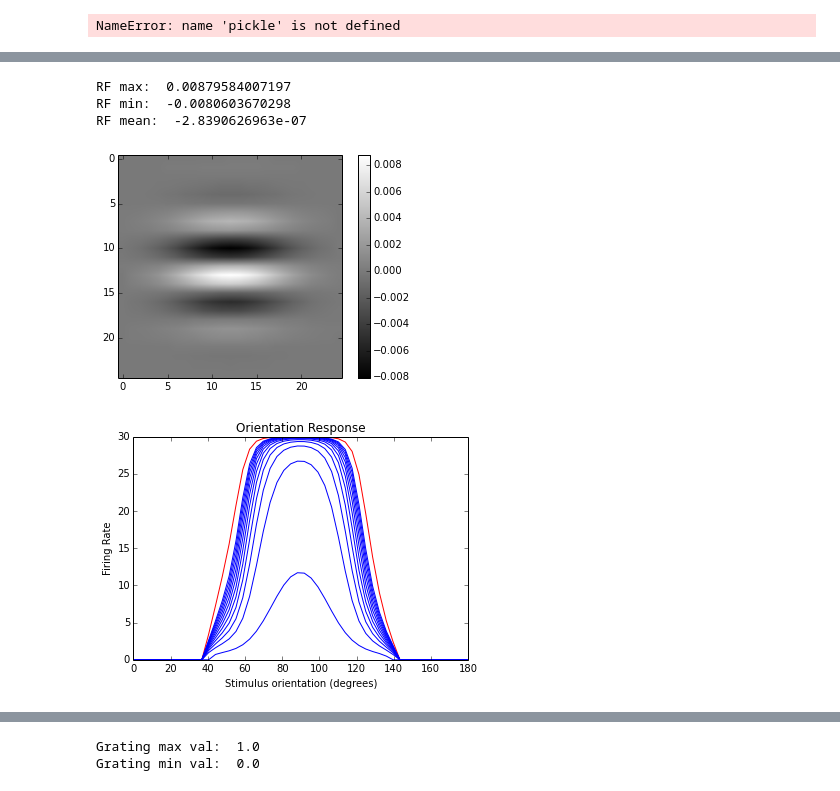
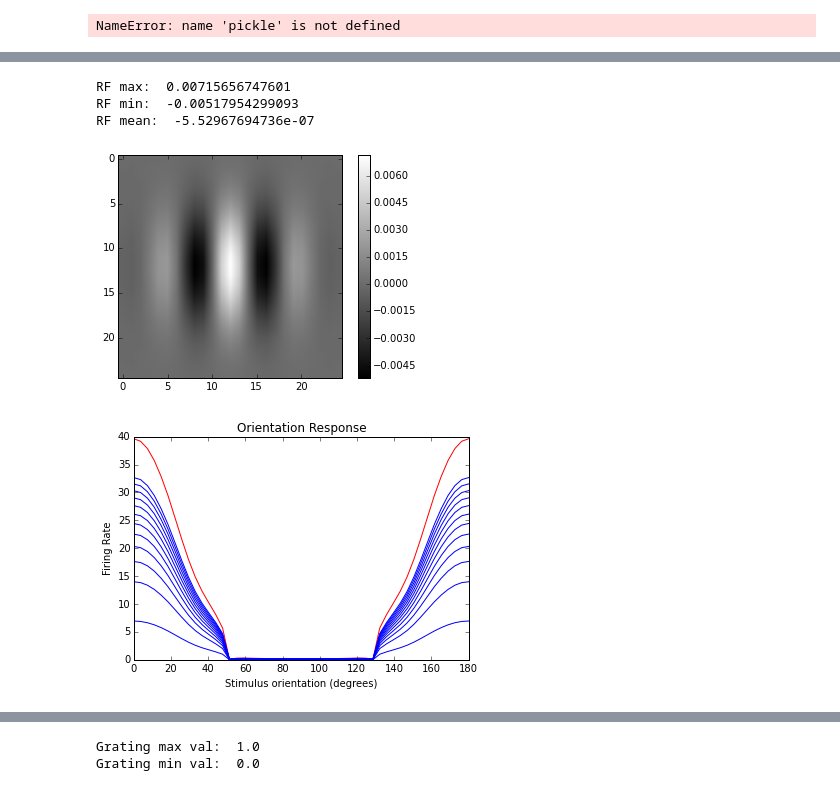
Before and after one commit to benselby/v1_modelling, a Jupyter notebook: mechanistic/rf_layer.ipynb, the cells around one changed output, grey strips where cells are left out. Saved outputs shown, nothing was run; the diff lists cells and outputs as text; code cells hidden in the pictures.

```diff
--- a/mechanistic/rf_layer.ipynb
+++ b/mechanistic/rf_layer.ipynb
@@ -356,7 +404,7 @@ class rf_layer:
                     count = count+1
                 else:
                     if phase_invariant==True:
-                        layer_response[j,i] = self.layer_units[j][i].get_phase_invariant_response(img_segment)
+                        layer_response[j,i] = self.layer_units[j][i].get_QP_response_rate(img_segment)
                     else:
                         layer_response[j,i] = self.layer_units[j][i].get_unit_response_rate(img_segment)
 #         print "Skipped %d neurons." % count
@@ -380,7 +428,7 @@ class rf_layer:
             self.layer_units[yi][xi].show_RF()
 
         if phase_invariant==True:
-            response = self.layer_units[yi][xi].get_phase_invariant_response(img_segment)
+            response = self.layer_units[yi][xi].get_QP_response_rate(img_segment)
         else:
             response = self.layer_units[yi][xi].get_unit_response_rate(img_segment)
 
@@ -388,7 +454,7 @@ class rf_layer:
 # %%
 # load OP map from Bryan's extracted Kaschube map
 data = scipy.io.loadmat('orientation-map.mat')
-OP_map = data['map']
+OP_map = np.floor(data['map'])
 plt.imshow(OP_map)
 plt.colorbar()
 plt.title('Orientation Preferences')
@@ -412,15 +468,24 @@ print np.where( np.floor(OP_map) == 0)
 # %%
+# sample = RF_layer.get_unit(55,28)
+# sample = RF_layer.get_unit(12,2)
+sample = RF_layer.get_unit(9,2)
+# sample = RF_layer.get_unit(11,0)
+
+print "Sample orientation preference: ", sample.ori_pref_deg
+
 con_rng = np.linspace(0.01, 0.6, 12)
 con_bank = np.zeros((len(con_rng), 25, 25))
-grating = generate_static_grating(np.pi/2, 1, 4, 25, norm=True)
+grating = generate_static_grating(2*np.pi - sample.ori_pref_deg*np.pi/180, 1, 4, 25, norm=True)
+plt.figure()
+plt.imshow(grating)
+
 for i in range(len(con_rng)):
     con_bank[i,:,:] = con_rng[i]*grating
 
 con_rsp = np.zeros(len(con_rng))
 unsat_rsp = np.zeros(len(con_rng))
-sample = RF_layer.get_unit(55,28)
-# sample = RF_layer.get_unit(9,2)
-print "Sample orientation preference: ", sample.ori_pref_deg
+
+
 for i in range(len(con_rsp)):
     con_rsp[i] = sample.get_unit_response_rate(con_bank[i,:,:], saturation=True)
     unsat_rsp[i] = sample.get_unit_response_rate(con_bank[i,:,:], saturation=False)
@@ -438,34 +504,45 @@ Sample orientation preference:  90.3396226415
 # %%
 ori_rng = np.linspace(0, np.pi, 50)
 ori_bank = generate_grating_bank(ori_rng, 1, 4, 25, norm=True)
 
 ori_con_rsp = np.zeros((len(ori_rng), len(con_rng)+1))
 
 sample.show_RF()
+
+# plt.figure()
+# plt.imshow(sample.quad_RF-sample.RF, cmap='gray')
+# plt.colorbar()
+
 print "RF max: ", np.max(sample.RF)
 print "RF min: ", np.min(sample.RF)
 print "RF mean: ", np.mean(sample.RF)
 
+# print "Q max: ", np.max(sample.quad_RF)
+# print "Q min: ", np.min(sample.quad_RF)
+# print "Q mean: ", np.mean(sample.quad_RF)
+
 for i in range(len(ori_rng)):
     stim = ori_bank[i,:,:]
-    ori_con_rsp[i,-1] = sample.get_unit_response_rate(stim, saturation=True)
+#     ori_con_rsp[i,-1] = sample.get_unit_response_rate(stim, saturation=True)
+    ori_con_rsp[i,-1] = sample.get_QP_response_rate(stim, saturation=True)
     for j in range(len(con_rng)):
-        ori_con_rsp[i,j] = sample.get_unit_response_rate(con_rng[j]*stim, saturation=True)
+#         ori_con_rsp[i,j] = sample.get_unit_response_rate(con_rng[j]*stim, saturation=True)
+        ori_con_rsp[i,j] = sample.get_QP_response_rate(con_rng[j]*stim, saturation=True)
 
 plt.figure()
 plt.plot(ori_rng*180/np.pi, ori_con_rsp[:,-1], 'r')
 plt.title('Orientation Response')
 plt.xlabel('Stimulus orientation (degrees)')
 plt.ylabel('Firing Rate')
 for i in range(len(con_rng)):
 #     plt.figure()
     plt.plot(ori_rng*180/np.pi, ori_con_rsp[:,i], 'b')
 # %% [output]
-RF max:  0.00879584007197
-RF min:  -0.0080603670298
-RF mean:  -2.8390626963e-07
+RF max:  0.00715656747601
+RF min:  -0.00517954299093
+RF mean:  -5.52967694736e-07
-[figure, old version]
+[figure, new version]
-[figure, old version]
+[figure, new version]
 # %%
 # Cross-orientation suppression experiment:
 print sample.ori_pref_deg
```
Also changed, not shown: parts of 9 cells of this notebook, 4 other files.
